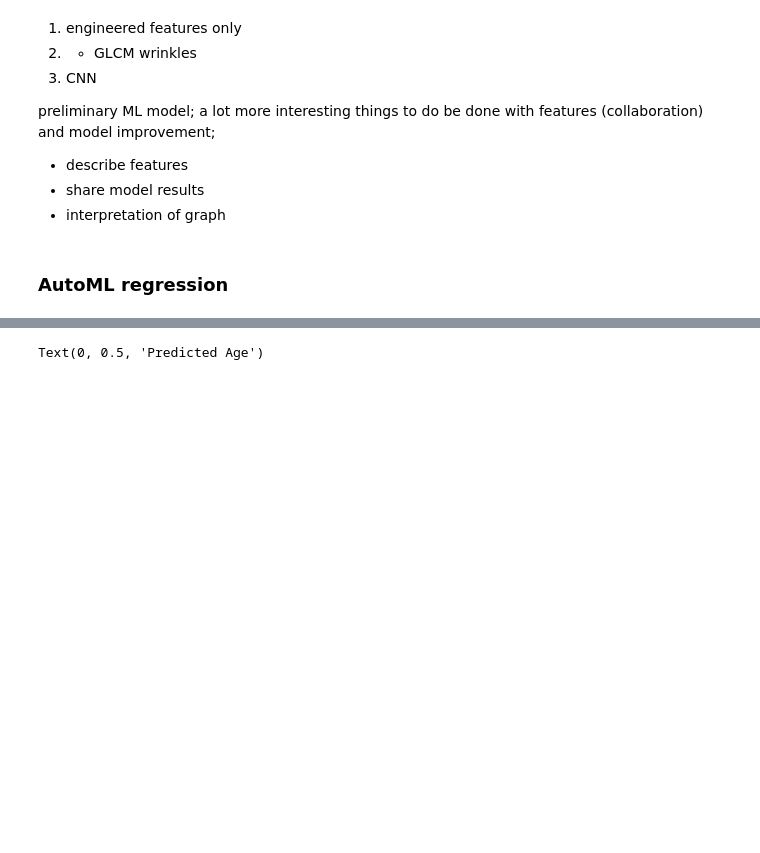
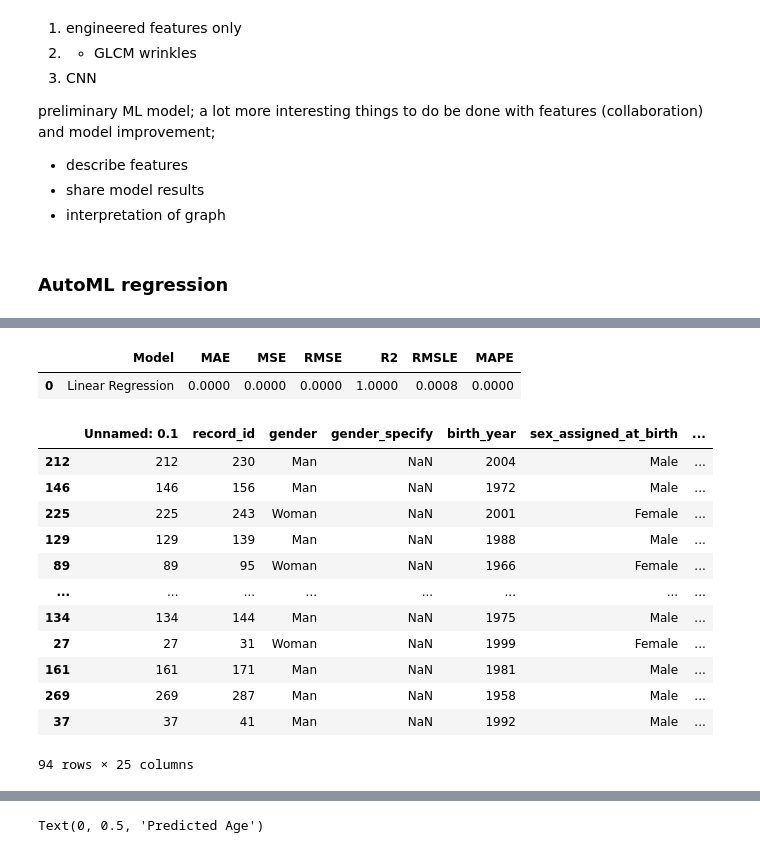
Before and after one commit to velexi-research/DermaML, a Jupyter notebook: notebooks/2025-01-06_NT_AutoML-Figures.ipynb, the cells around one changed output, grey strips where cells are left out. Cells and saved outputs as stored; diff of their text form; code cells hidden in the pictures; blank space fills up the shorter version.

```diff
--- a/notebooks/2025-01-06_NT_AutoML-Figures.ipynb
+++ b/notebooks/2025-01-06_NT_AutoML-Figures.ipynb
@@ -154,0 +133,2 @@ regression.pull()
+# %%
+best = model.compare_models()
@@ -154,0 +155,18 @@ regression.pull()
+# %%
+regression.predict_model(best)
+# %% [output]
+|  | Model | MAE | MSE | RMSE | R2 | RMSLE | MAPE |
+| 0 | Linear Regression | 0.0000 | 0.0000 | 0.0000 | 1.0000 | 0.0008 | 0.0000 |
+|  | Unnamed: 0.1 | record_id | gender | gender_specify | birth_year | sex_assigned_at_birth | ... |
+| 212 | 212 | 230 | Man | NaN | 2004 | Male | ... |
+| 146 | 146 | 156 | Man | NaN | 1972 | Male | ... |
+| 225 | 225 | 243 | Woman | NaN | 2001 | Female | ... |
+| 129 | 129 | 139 | Man | NaN | 1988 | Male | ... |
+| 89 | 89 | 95 | Woman | NaN | 1966 | Female | ... |
+| ... | ... | ... | ... | ... | ... | ... | ... |
+| 134 | 134 | 144 | Man | NaN | 1975 | Male | ... |
+| 27 | 27 | 31 | Woman | NaN | 1999 | Female | ... |
+| 161 | 161 | 171 | Man | NaN | 1981 | Male | ... |
+| 269 | 269 | 287 | Man | NaN | 1958 | Male | ... |
+| 37 | 37 | 41 | Man | NaN | 1992 | Male | ... |
+94 rows × 25 columns
```
Also changed, not shown: parts of 8 cells of this notebook, 24 other files.
